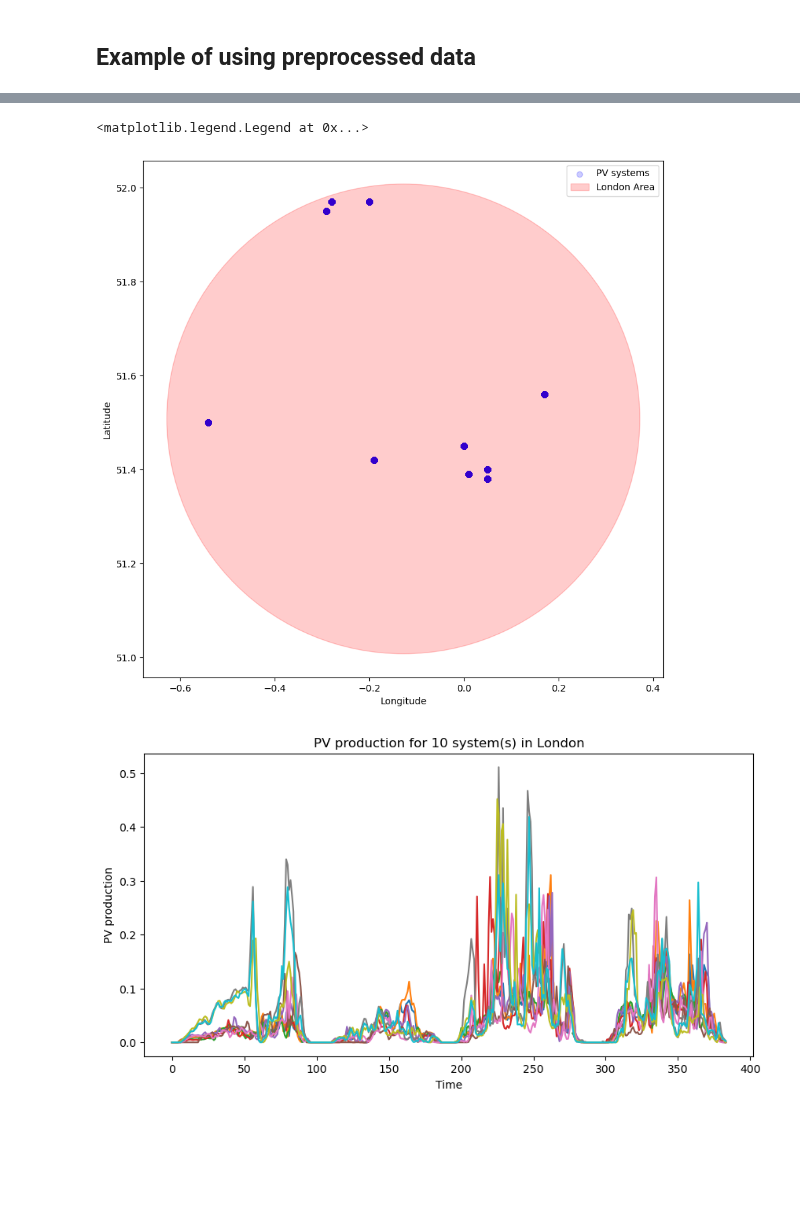
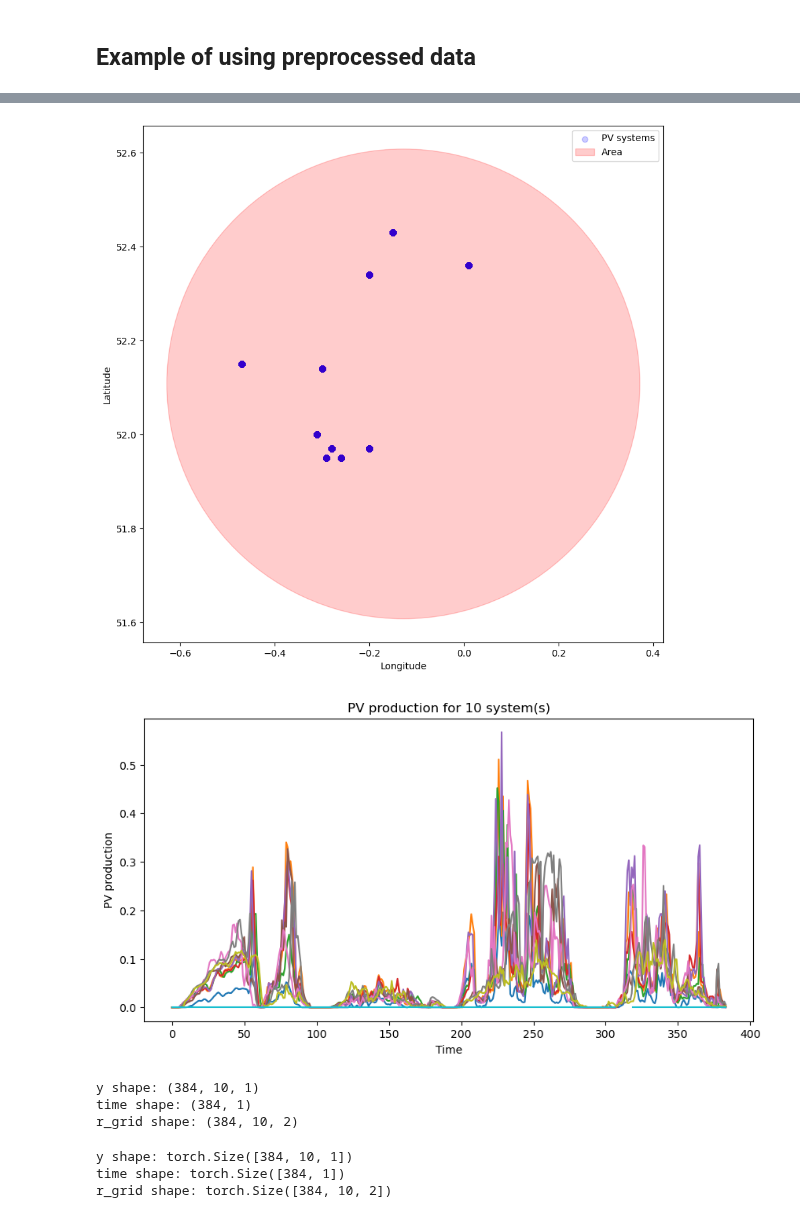
Before and after one commit to eirikbaekkelund/Dissertation, a Jupyter notebook: data_loader.ipynb, the cells around one changed output, grey strips where cells are left out. Drawn from its saved outputs; the diff is of its cells as text; code cells hidden in the pictures; blank space fills up the shorter version.

```diff
--- a/data_loader.ipynb
+++ b/data_loader.ipynb
@@ -98,8 +99,8 @@ ldn_systems, pv_ldn = dl.align_pv_systems(ldn_systems, df_pv)
 # %%
 # week of data for 5 systems
-pv_ldn_test = pv_ldn.iloc[:int(N_DAYS * DAILY_DATA_POINTS) , :N_SYSTEMS]
+pv_sample = pv_systems.iloc[:int(N_DAYS * DAILY_DATA_POINTS) , :N_SYSTEMS]
 
 # plot week of data for 5 systems
-pv_ldn_test.plot(figsize=(10, 5))
+pv_sample.plot(figsize=(10, 5))
 # %% [output]
 <Axes: >
@@ -113,9 +114,9 @@ pv_ldn_test.iloc[:,:2].plot(figsize=(10, 5))
 # %%
-lats, longs = dl.get_location_maps(df_location=ldn_systems,
+lats, longs = dl.get_location_maps(df_location=systems,
                                    n_systems=N_SYSTEMS)
-pv_ldn_test['datetime'] = datetime[:int(N_DAYS * DAILY_DATA_POINTS)]
+pv_sample['datetime'] = datetime[:int(N_DAYS * DAILY_DATA_POINTS)]
 # %%
-pv_ldn_stack = dl.stack_dataframe(df_pv=pv_ldn_test,
+pv_stack = dl.stack_dataframe(df_pv=pv_sample,
                                   lats_map=lats,
                                   longs_map=longs)
 # %%
@@ -123,26 +124,48 @@ dl.save_csv(pv_ldn_stack, 'pv_data', 'pv_data_stack.csv')
 # %%
-X = pv_ldn_stack[['epoch', 'latitude', 'longitude']].values
-y = pv_ldn_stack['PV'].values
+X = pv_stack[['epoch', 'latitude', 'longitude']].values
+y = pv_stack['PV'].values
 # %%
 time, r_grid, y = dl.create_spatiotemporal_grid(X, y)
 # %%
 fig, ax = plt.subplots(figsize=(10, 10))
 ax.scatter(X[:, 2], X[:, 1], alpha=0.2, color='b', label='PV systems')
-ldn_circle = plt.Circle((LDN_COORDS[1], LDN_COORDS[0]), RADIUS, color='r', fill=True, alpha=0.2, label='London Area')
+ldn_circle = plt.Circle((COORDS[1], COORDS[0]), RADIUS, color='r', fill=True, alpha=0.2, label='Area')
 ax.add_patch(ldn_circle)
 
 ax.set_xlabel('Longitude')
 ax.set_ylabel('Latitude')
-ax.legend()
+ax.legend();
 # %% [output]
-<matplotlib.legend.Legend at 0x...>
-[figure, old version]
+[figure, new version]
 # %%
 fig, ax = plt.subplots(figsize=(10, 5))
 ax.plot(time, y[:,:,0])
 
 ax.set_xlabel('Time')
 ax.set_ylabel('PV production')
-ax.set_title(f'PV production for {y.shape[1]} system(s) in London');
+ax.set_title(f'PV production for {y.shape[1]} system(s)');
 # %% [output]
-[figure, old version]
+[figure, new version]
+# %%
+# see shape of spatial grid
+print(f'y shape: {y.shape}')
+print(f'time shape: {time.shape}')
+print(f'r_grid shape: {r_grid.shape}')
+# %% [output]
+y shape: (384, 10, 1)
+time shape: (384, 1)
+r_grid shape: (384, 10, 2)
+# %%
+import torch
+# create spatiotemporal grid in torch
+time_tensor = torch.from_numpy(time).float()
+r_grid_tensor = torch.from_numpy(r_grid).float()
+y_tensor = torch.from_numpy(y).float()
+
+print(f'y shape: {y_tensor.shape}')
+print(f'time shape: {time_tensor.shape}')
+print(f'r_grid shape: {r_grid_tensor.shape}')
+# %% [output]
+y shape: torch.Size([384, 10, 1])
+time shape: torch.Size([384, 1])
+r_grid shape: torch.Size([384, 10, 2])
```
Also changed, not shown: parts of 12 cells of this notebook.
